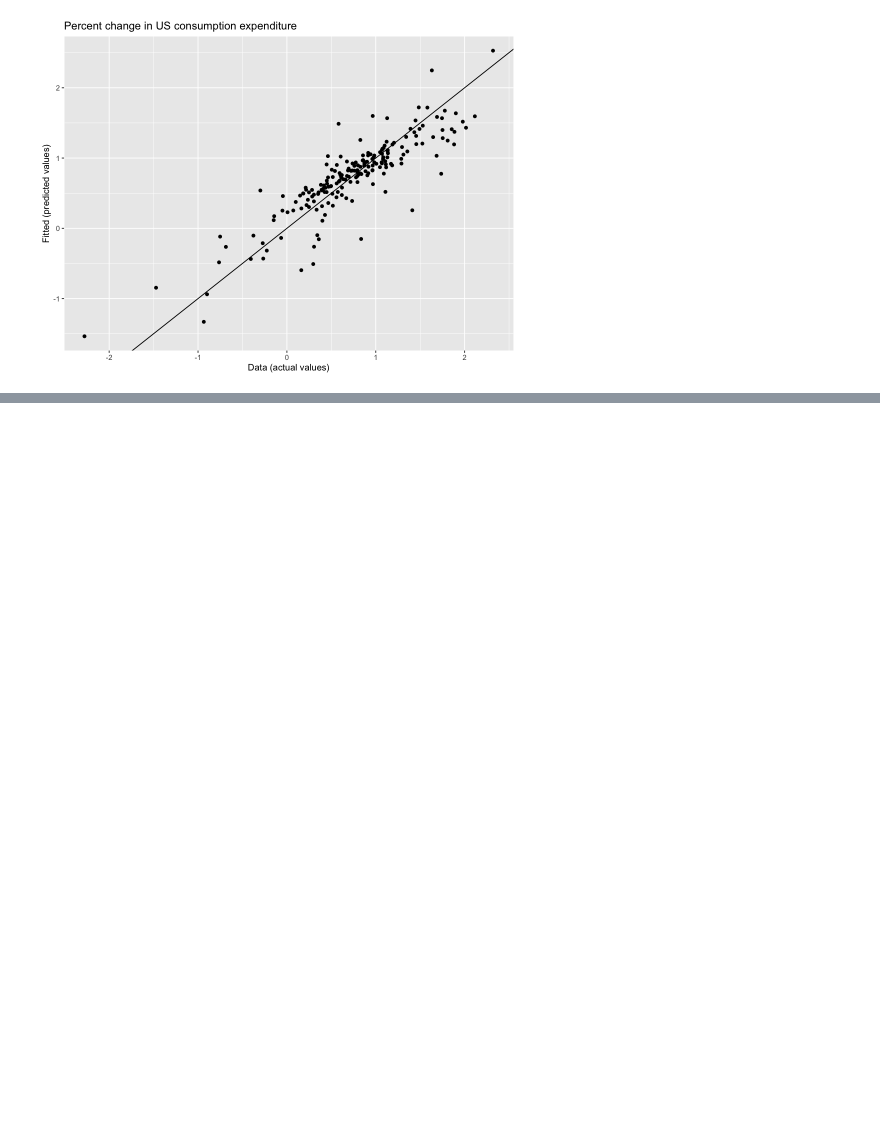
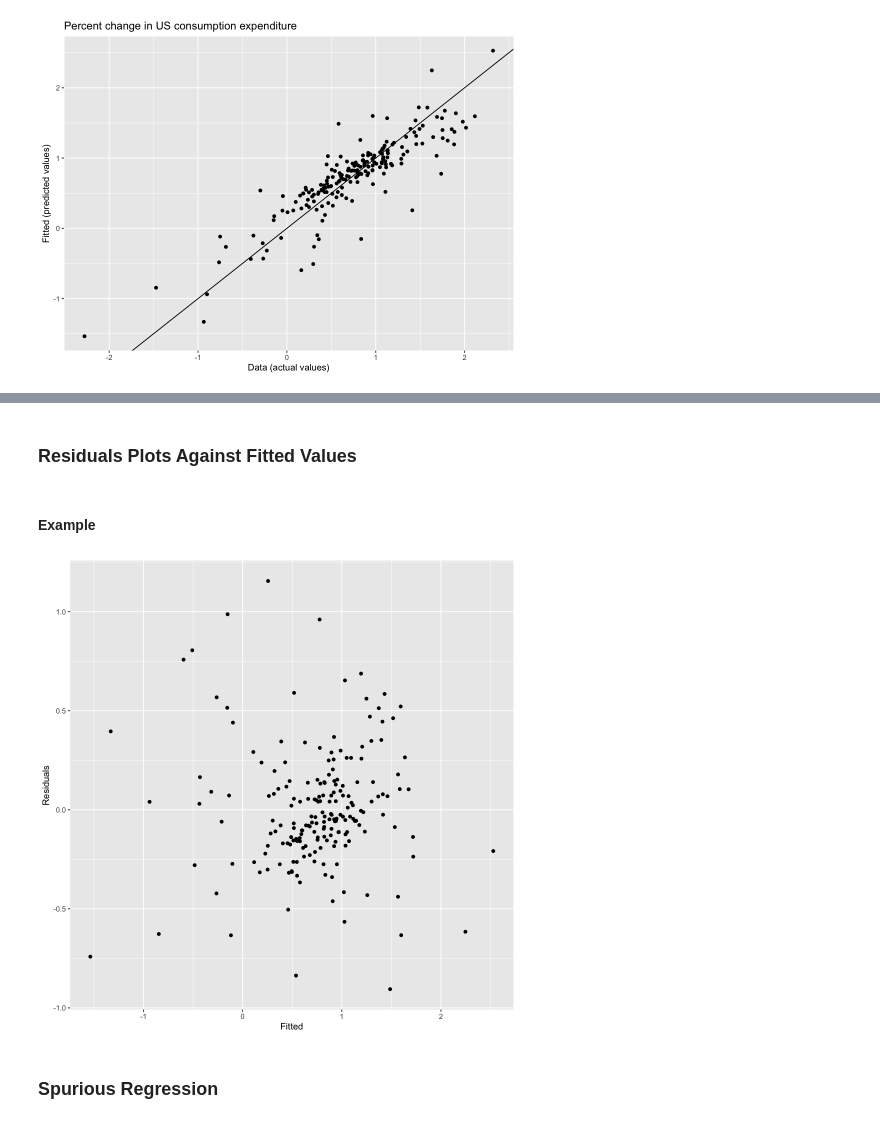
Before and after one commit to antounes/fpp3, a Jupyter notebook: 7_time_series_regression_models.ipynb, the cells around one changed output, grey strips where cells are left out. Cells and saved outputs as stored; diff of their text form; code cells hidden in the pictures; blank space fills up the shorter version.

```diff
--- a/7_time_series_regression_models.ipynb
+++ b/7_time_series_regression_models.ipynb
@@ -150,0 +189,12 @@ augment(fit_consMR) %>%
+# %% [markdown]
+### Residuals Plots Against Fitted Values
+# %% [markdown]
+#### Example
+# %%
+augment(fit_consMR) %>%
+  ggplot(aes(x=.fitted, y=.resid)) +
+  geom_point() + labs(x="Fitted", y="Residuals")
+# %% [output]
+[figure, added]
+# %% [markdown]
+### Spurious Regression
```
Also changed, not shown: parts of 10 cells of this notebook.
